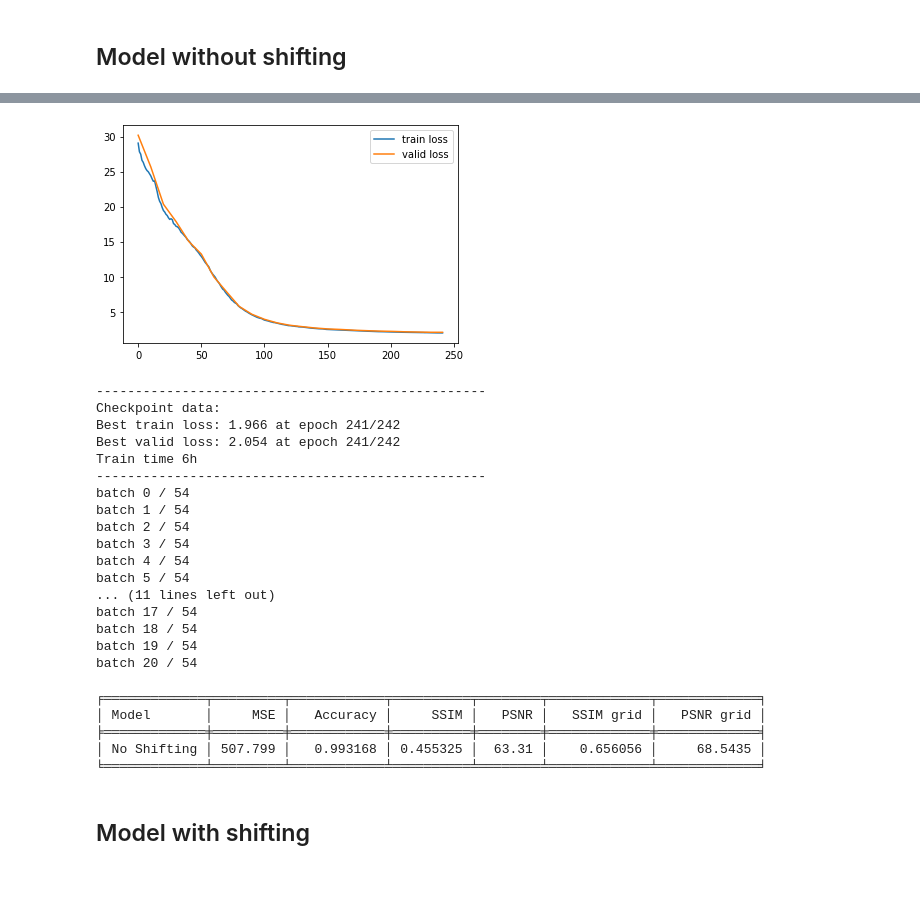
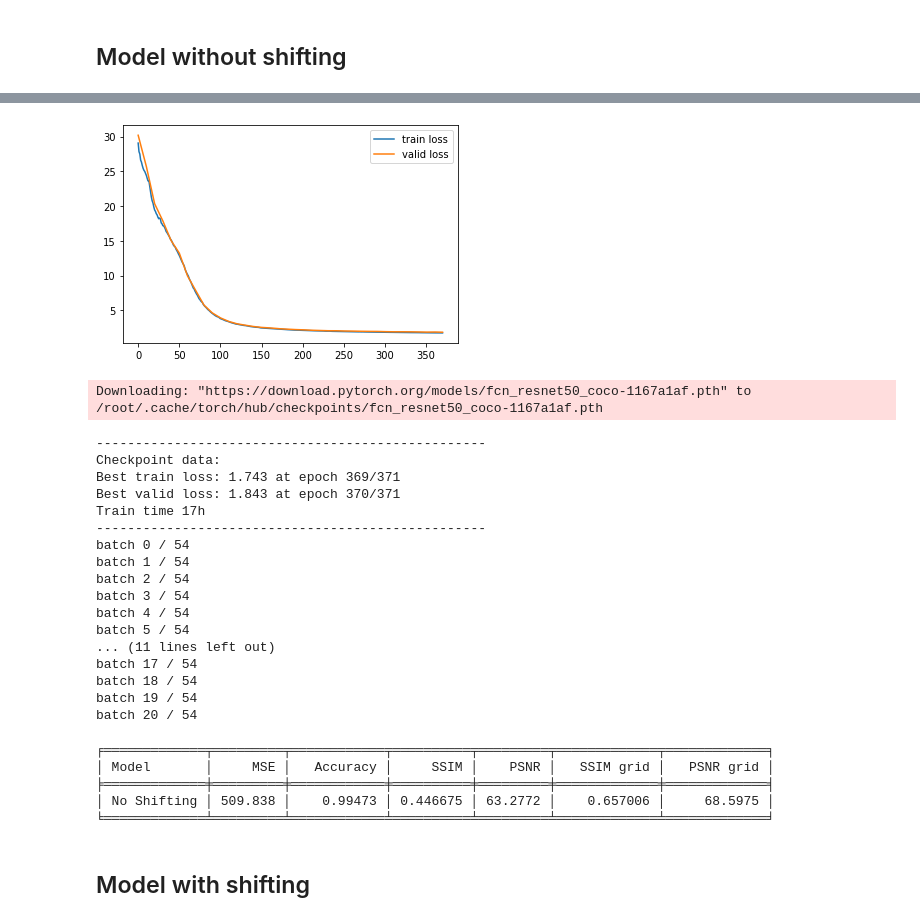
Before and after one commit to tranlg99/L4_project, a Jupyter notebook: src/colab_notebooks/evaluation.ipynb, the cells around one changed output, grey strips where cells are left out. Drawn from its saved outputs; the diff is of its cells as text; code cells hidden in the pictures; blank space fills up the shorter version.

```diff
--- a/src/colab_notebooks/evaluation.ipynb
+++ b/src/colab_notebooks/evaluation.ipynb
@@ -399,9 +451,9 @@ print(tabulate(results, headers='firstrow', tablefmt='fancy_grid'))
 ## Model without shifting
 # %%
 # load model and evaluate
-_, _, t_history, v_history=load_checkpoint("synthetic_model_1_checkpoint_2023-03-14_1747.pth")
+_, _, t_history, v_history=load_checkpoint("synthetic_model_1_checkpoint_2023-03-15_0517.pth")
 plot_learning_curve(t_history, v_history)
-m1_mse, m1_acc, m1_ssim, m1_psnr, m1_ssim_grid, m1_psnr_grid = run_evaluation(test_dataloader, checkpoint_file="synthetic_model_1_checkpoint_2023-03-14_1747.pth")
+m1_mse, m1_acc, m1_ssim, m1_psnr, m1_ssim_grid, m1_psnr_grid = run_evaluation(test_dataloader, checkpoint_file="synthetic_model_1_checkpoint_2023-03-15_0517.pth")
 # %% [output]
 --------------------------------------------------
 Checkpoint data:
@@ -411,22 +463,23 @@ Train time 6h
 --------------------------------------------------
-[figure, old version]
+[figure, new version]
---------------------------------------------------
-Checkpoint data:
-Best train loss: 1.966 at epoch 241/242
-Best valid loss: 2.054 at epoch 241/242
-Train time 6h
---------------------------------------------------
-batch 0 / 54
-batch 1 / 54
-batch 2 / 54
-batch 3 / 54
-batch 4 / 54
-batch 5 / 54
-... (11 lines left out)
-batch 17 / 54
-batch 18 / 54
-batch 19 / 54
-batch 20 / 54
+Downloading: "https://download.pytorch.org/models/fcn_resnet50_coco-1167a1af.pth" to /root/.cache/torch/hub/checkpoints/fcn_resnet50_coco-1167a1af.pth
+--------------------------------------------------
+Checkpoint data:
+Best train loss: 1.743 at epoch 369/371
+Best valid loss: 1.843 at epoch 370/371
+Train time 17h
+--------------------------------------------------
+batch 0 / 54
+batch 1 / 54
+batch 2 / 54
+batch 3 / 54
+batch 4 / 54
+batch 5 / 54
+... (11 lines left out)
+batch 17 / 54
+batch 18 / 54
+batch 19 / 54
+batch 20 / 54
 # %%
 from tabulate import tabulate
 
@@ -435,11 +488,11 @@ results = [["Model", "MSE", "Accuracy", "SSIM","PSNR", "SSIM grid","PSNR grid"],
 
 print(tabulate(results, headers='firstrow', tablefmt='fancy_grid'))
 # %% [output]
-╒═════════════╤═════════╤════════════╤══════════╤════════╤═════════════╤═════════════╕
-│ Model       │     MSE │   Accuracy │     SSIM │   PSNR │   SSIM grid │   PSNR grid │
-╞═════════════╪═════════╪════════════╪══════════╪════════╪═════════════╪═════════════╡
-│ No Shifting │ 507.799 │   0.993168 │ 0.455325 │  63.31 │    0.656056 │     68.5435 │
-╘═════════════╧═════════╧════════════╧══════════╧════════╧═════════════╧═════════════╛
+╒═════════════╤═════════╤════════════╤══════════╤═════════╤═════════════╤═════════════╕
+│ Model       │     MSE │   Accuracy │     SSIM │    PSNR │   SSIM grid │   PSNR grid │
+╞═════════════╪═════════╪════════════╪══════════╪═════════╪═════════════╪═════════════╡
+│ No Shifting │ 509.838 │    0.99473 │ 0.446675 │ 63.2772 │    0.657006 │     68.5975 │
+╘═════════════╧═════════╧════════════╧══════════╧═════════╧═════════════╧═════════════╛
 # %% [markdown]
 ## Model with shifting
 # %%
```
Also changed, not shown: parts of 7 cells of this notebook.
